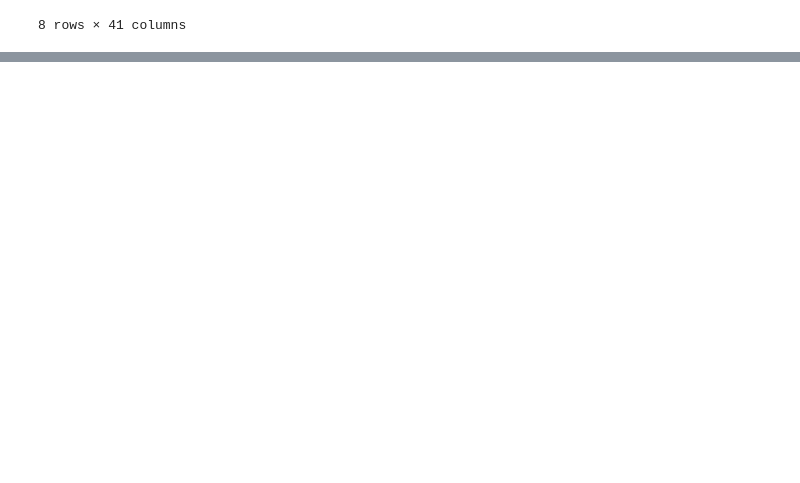
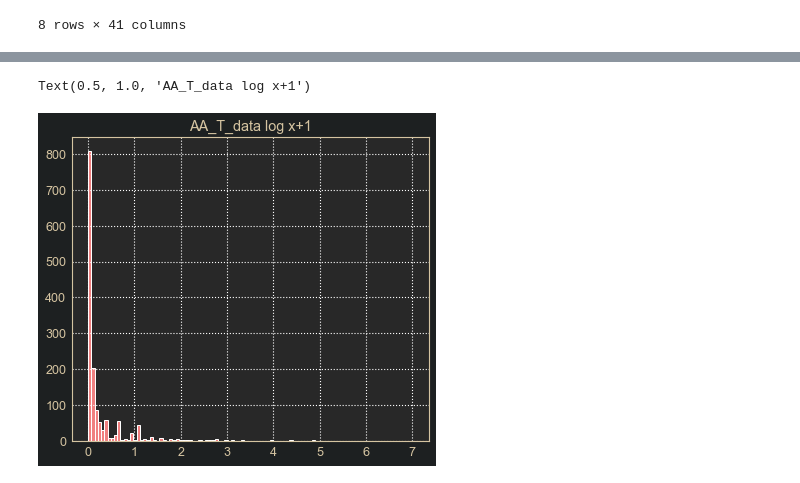
Before and after one commit to VascoBartolo/FCED_project, a Jupyter notebook: FCED_project.ipynb, the cells around one changed output, grey strips where cells are left out. Drawn from its saved outputs; the diff is of its cells as text; code cells hidden in the pictures; blank space fills up the shorter version.

```diff
--- a/FCED_project.ipynb
+++ b/FCED_project.ipynb
@@ -110,0 +169,15 @@ maiores_reac.describe()
+# %%
+# Adjusting data for log
+log_reacendimentos_slim = reacendimentos_slim
+log_reacendimentos_slim['log_AA'] = np.log1p(reacendimentos_slim['AA_Total (pov+mato+agric) (ha)'])
+log_reacendimentos_slim['log_AA'].hist(bins = 100, edgecolor='white', color = 'lightcoral',
+                          linewidth=1)
+
+matplotlib.pyplot.grid(color='white', linestyle=':')
+matplotlib.pyplot.title('AA_T_data log x+1')
+# matplotlib.axes.Axes.set_xticks(np.arange(0, 11, 0.5))
+
+# matplotlib.pyplot.yscale('log')
+# %% [output]
+Text(0.5, 1.0, 'AA_T_data log x+1')
+[figure, added]
```
Also changed, not shown: parts of 11 cells of this notebook.
